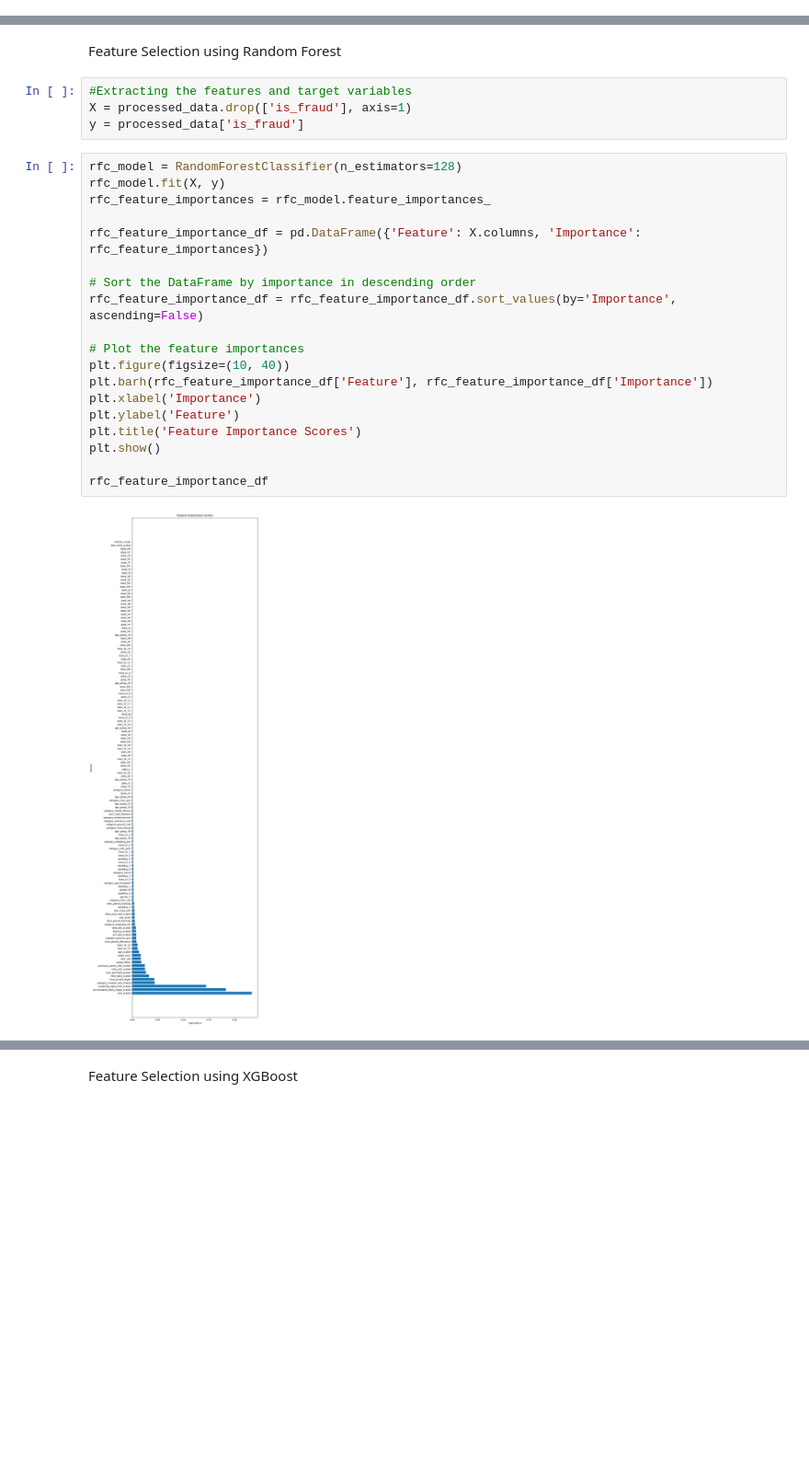
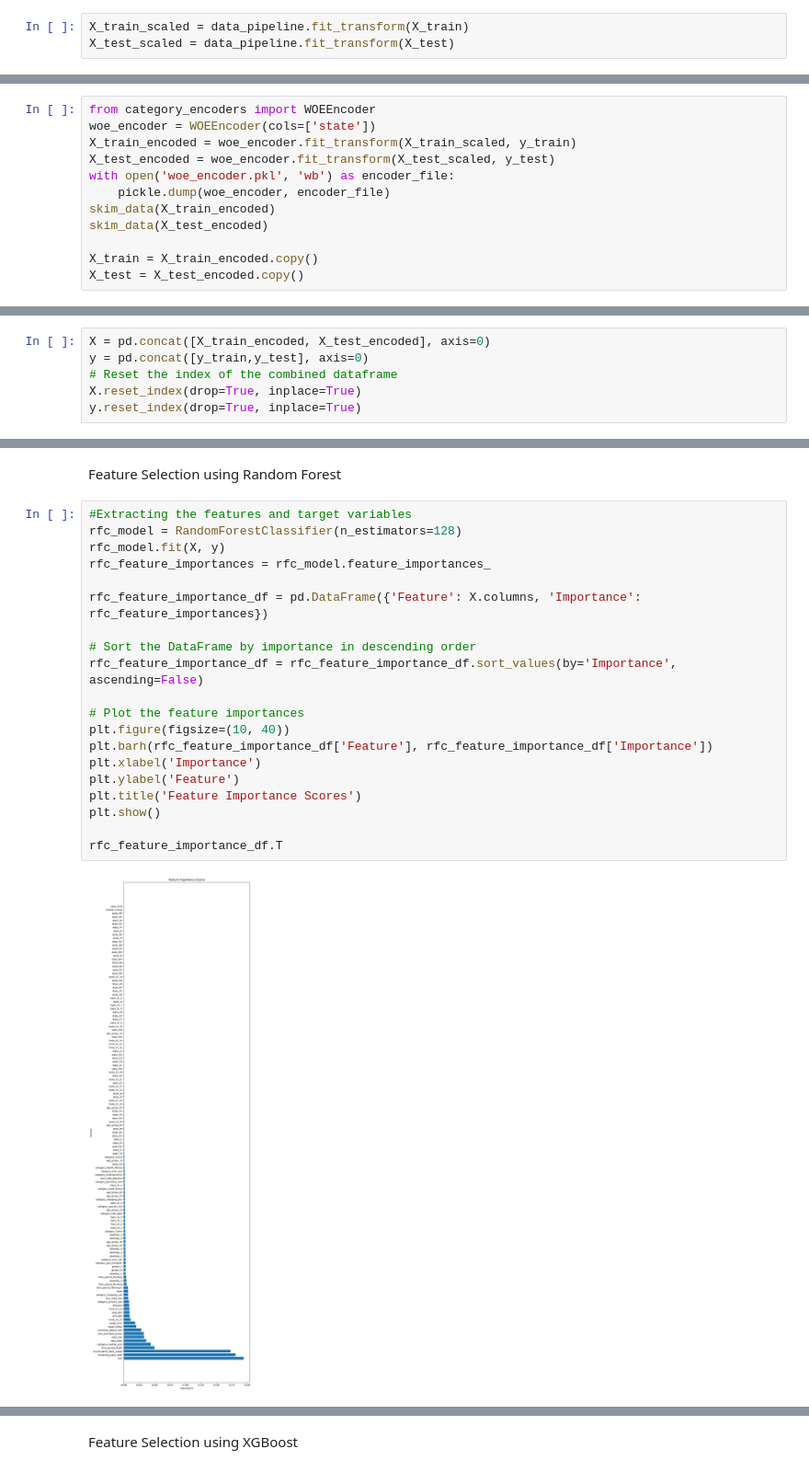
Before and after one commit to nagurao/sharing, a Jupyter notebook: FinalProject-Group4.ipynb, the cells around one changed output, grey strips where cells are left out. Shown at 92% size. Saved outputs shown, nothing was run; the diff lists cells and outputs as text; blank space fills up the shorter version.

```diff
--- a/FinalProject-Group4.ipynb
+++ b/FinalProject-Group4.ipynb
@@ -1286,0 +1097,3 @@ We will now tranform our data and proceed further with our analysis, mainly on t
+# %%
+X_train_scaled = data_pipeline.fit_transform(X_train)
+X_test_scaled = data_pipeline.fit_transform(X_test)
@@ -1286,0 +1121,12 @@ We will now tranform our data and proceed further with our analysis, mainly on t
+# %%
+from category_encoders import WOEEncoder
+woe_encoder = WOEEncoder(cols=['state'])
+X_train_encoded = woe_encoder.fit_transform(X_train_scaled, y_train)
+X_test_encoded = woe_encoder.fit_transform(X_test_scaled, y_test)
+with open('woe_encoder.pkl', 'wb') as encoder_file:
+    pickle.dump(woe_encoder, encoder_file)
+skim_data(X_train_encoded)
+skim_data(X_test_encoded)
+
+X_train = X_train_encoded.copy()
+X_test = X_test_encoded.copy()
@@ -1286,0 +1151,6 @@ We will now tranform our data and proceed further with our analysis, mainly on t
+# %%
+X = pd.concat([X_train_encoded, X_test_encoded], axis=0)
+y = pd.concat([y_train,y_test], axis=0)
+# Reset the index of the combined dataframe
+X.reset_index(drop=True, inplace=True)
+y.reset_index(drop=True, inplace=True)
@@ -1287,27 +1179,24 @@ We will now tranform our data and proceed further with our analysis, mainly on t
 # %% [markdown]
 Feature Selection using Random Forest
-# %%
-#Extracting the features and target variables
-X = processed_data.drop(['is_fraud'], axis=1)
-y = processed_data['is_fraud']
 # %%
+#Extracting the features and target variables
 rfc_model = RandomForestClassifier(n_estimators=128)
 rfc_model.fit(X, y)
 rfc_feature_importances = rfc_model.feature_importances_
 
 rfc_feature_importance_df = pd.DataFrame({'Feature': X.columns, 'Importance': rfc_feature_importances})
 
 # Sort the DataFrame by importance in descending order
 rfc_feature_importance_df = rfc_feature_importance_df.sort_values(by='Importance', ascending=False)
 
 # Plot the feature importances
 plt.figure(figsize=(10, 40))
 plt.barh(rfc_feature_importance_df['Feature'], rfc_feature_importance_df['Importance'])
 plt.xlabel('Importance')
 plt.ylabel('Feature')
 plt.title('Feature Importance Scores')
 plt.show()
 
-rfc_feature_importance_df
+rfc_feature_importance_df.T
 # %% [output]
-[figure, old version]
+[figure, new version]
```
Also changed, not shown: parts of 85 cells of this notebook.
